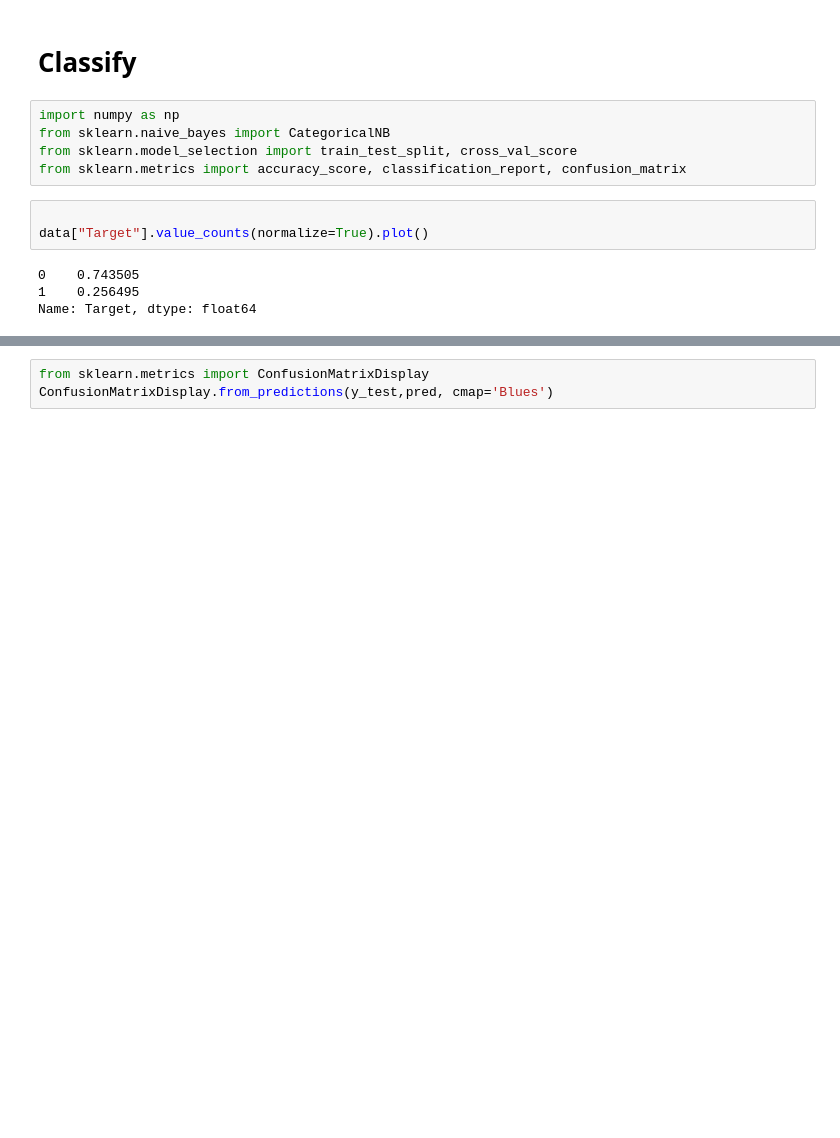
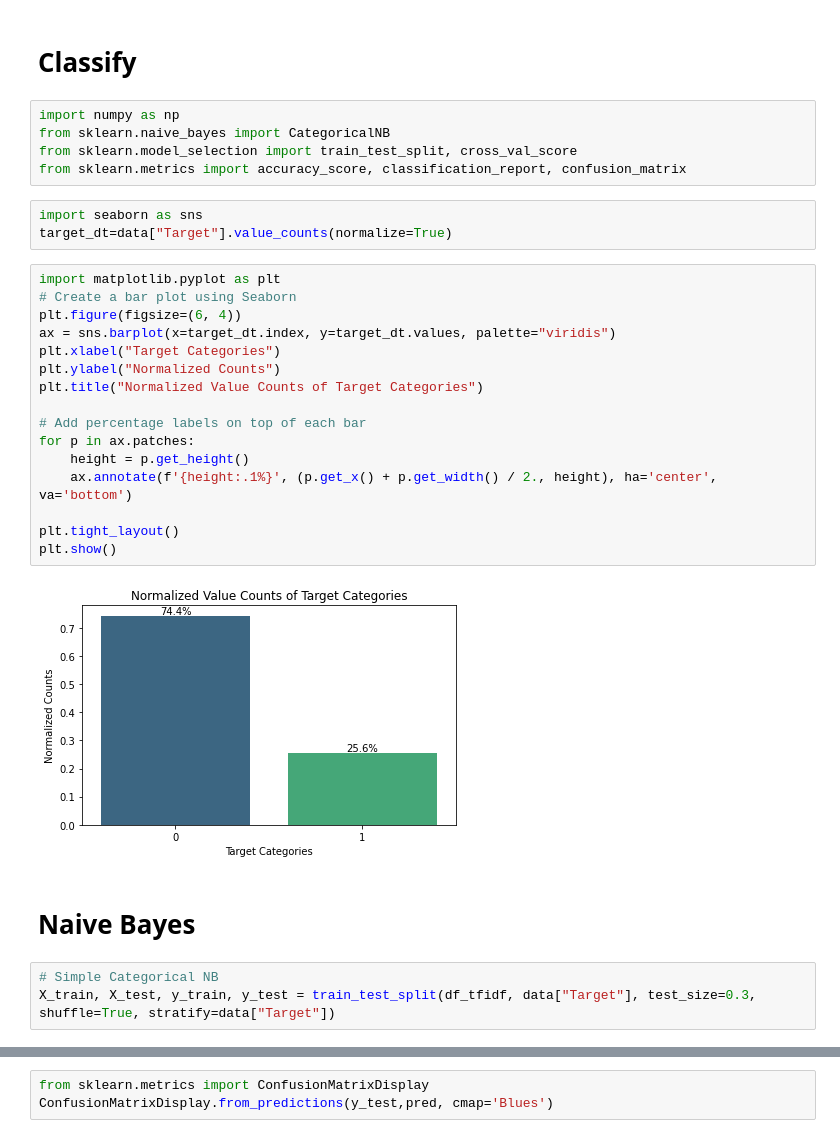
Before and after one commit to lauraah10/QW-Projects, a Jupyter notebook: QW3.ipynb, the cells around one changed output, grey strips where cells are left out. Drawn from its saved outputs; the diff is of its cells as text; blank space fills up the shorter version.

```diff
--- a/QW3.ipynb
+++ b/QW3.ipynb
@@ -266,12 +243,31 @@ from sklearn.naive_bayes import CategoricalNB
 from sklearn.model_selection import train_test_split, cross_val_score
 from sklearn.metrics import accuracy_score, classification_report, confusion_matrix
 # %%
-
-data["Target"].value_counts(normalize=True).plot()
+import seaborn as sns
+target_dt=data["Target"].value_counts(normalize=True)
-# %% [output]
-0    0.743505
-1    0.256495
-Name: Target, dtype: float64
+# %%
+import matplotlib.pyplot as plt
+# Create a bar plot using Seaborn
+plt.figure(figsize=(6, 4))
+ax = sns.barplot(x=target_dt.index, y=target_dt.values, palette="viridis")
+plt.xlabel("Target Categories")
+plt.ylabel("Normalized Counts")
+plt.title("Normalized Value Counts of Target Categories")
+
+# Add percentage labels on top of each bar
+for p in ax.patches:
+    height = p.get_height()
+    ax.annotate(f'{height:.1%}', (p.get_x() + p.get_width() / 2., height), ha='center', va='bottom')
+
+plt.tight_layout()
+plt.show()
+# %% [output]
+[figure, added]
+# %% [markdown]
+# Naive Bayes
+# %%
+# Simple Categorical NB
+X_train, X_test, y_train, y_test = train_test_split(df_tfidf, data["Target"], test_size=0.3, shuffle=True, stratify=data["Target"])
 # %%
 from sklearn import metrics as mt
 
```
Also changed, not shown: parts of 42 cells of this notebook.
